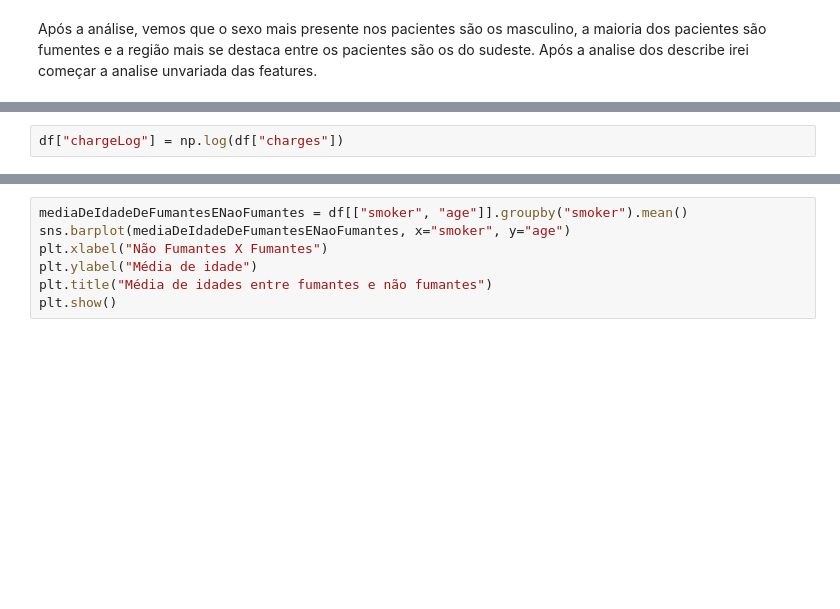
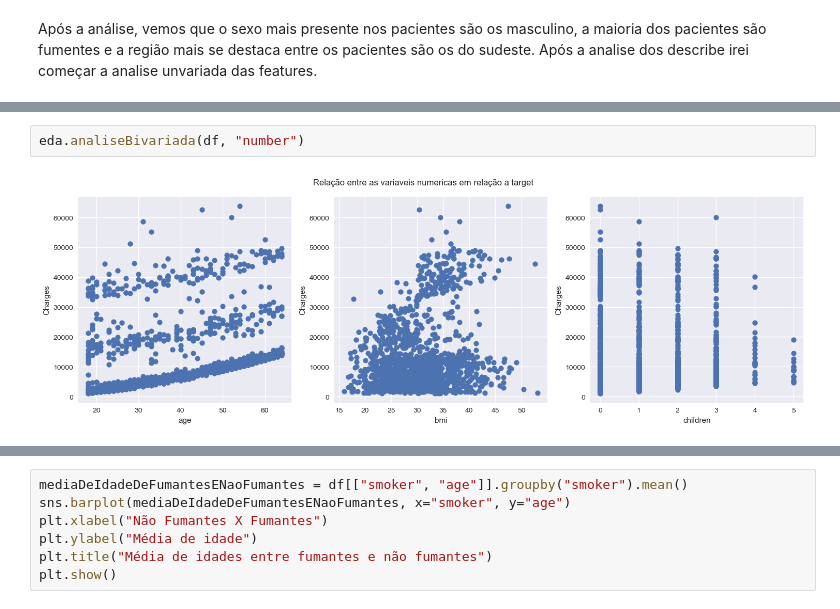
Before and after one commit to Riansito/Analise-de-Custos-de-Seguro-Saude-Modelagem-Preditiva, a Jupyter notebook: Notebooks/ETL e EDA.ipynb, the cells around one changed output, grey strips where cells are left out. Cells and saved outputs as stored; diff of their text form; blank space fills up the shorter version.

```diff
--- a/Notebooks/ETL e EDA.ipynb
+++ b/Notebooks/ETL e EDA.ipynb
@@ -108,2 +100,0 @@ Após a analise fica claro que a assimetria da target acabou deixando uma analis
-# %%
-df["chargeLog"] = np.log(df["charges"])
@@ -150,0 +116,4 @@ Após a analise dos gráficos, fica nítido que os que fumam tendem a ter gastos
+# %%
+eda.analiseBivariada(df, "number")
+# %% [output]
+[figure, added]
```
Also changed, not shown: parts of 20 cells of this notebook, 1 other file.
